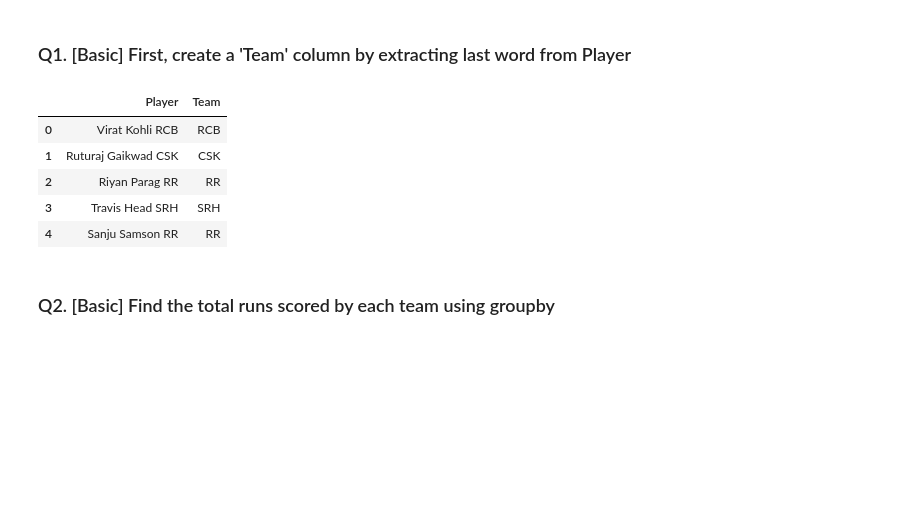
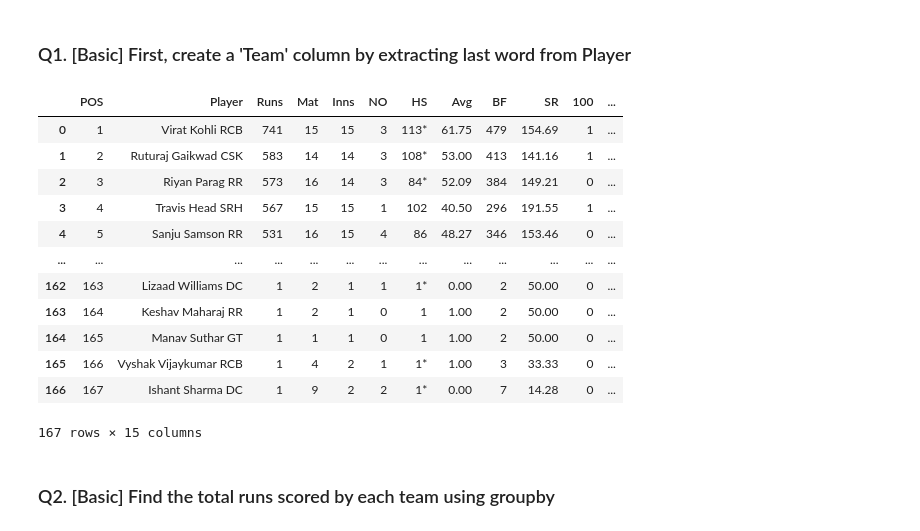
Before and after one commit to Harshit-kumar38/IPL-Dataset-Analysis-Pandas-, a Jupyter notebook: IPL_Pandas_Practice_275Q.ipynb, the cells around one changed output. Saved outputs shown, nothing was run; the diff lists cells and outputs as text; code cells hidden in the pictures; blank space fills up the shorter version.

```diff
--- a/IPL_Pandas_Practice_275Q.ipynb
+++ b/IPL_Pandas_Practice_275Q.ipynb
@@ -1658,15 +1658,24 @@ df_ml = df.copy()
 # %% [markdown]
 ### Q1. [Basic] First, create a 'Team' column by extracting last word from Player
 # %%
-df['Team'] = df['Player'].str.split().str[-1]
-df[['Player', 'Team']].head()
+df = pd.read_csv("IPL_Status_2024.csv")
+df_1 = df.copy()
+df_1['Team'] = df['Player'].str.split().str[-1]
+df_1
 # %% [output]
-|  | Player | Team |
-| 0 | Virat Kohli RCB | RCB |
-| 1 | Ruturaj Gaikwad CSK | CSK |
-| 2 | Riyan Parag RR | RR |
-| 3 | Travis Head SRH | SRH |
-| 4 | Sanju Samson RR | RR |
+|  | POS | Player | Runs | Mat | Inns | NO | HS | Avg | BF | SR | 100 | ... |
+| 0 | 1 | Virat Kohli RCB | 741 | 15 | 15 | 3 | 113* | 61.75 | 479 | 154.69 | 1 | ... |
+| 1 | 2 | Ruturaj Gaikwad CSK | 583 | 14 | 14 | 3 | 108* | 53.00 | 413 | 141.16 | 1 | ... |
+| 2 | 3 | Riyan Parag RR | 573 | 16 | 14 | 3 | 84* | 52.09 | 384 | 149.21 | 0 | ... |
+| 3 | 4 | Travis Head SRH | 567 | 15 | 15 | 1 | 102 | 40.50 | 296 | 191.55 | 1 | ... |
+| 4 | 5 | Sanju Samson RR | 531 | 16 | 15 | 4 | 86 | 48.27 | 346 | 153.46 | 0 | ... |
+| ... | ... | ... | ... | ... | ... | ... | ... | ... | ... | ... | ... | ... |
+| 162 | 163 | Lizaad Williams DC | 1 | 2 | 1 | 1 | 1* | 0.00 | 2 | 50.00 | 0 | ... |
+| 163 | 164 | Keshav Maharaj RR | 1 | 2 | 1 | 0 | 1 | 1.00 | 2 | 50.00 | 0 | ... |
+| 164 | 165 | Manav Suthar GT | 1 | 1 | 1 | 0 | 1 | 1.00 | 2 | 50.00 | 0 | ... |
+| 165 | 166 | Vyshak Vijaykumar RCB | 1 | 4 | 2 | 1 | 1* | 1.00 | 3 | 33.33 | 0 | ... |
+| 166 | 167 | Ishant Sharma DC | 1 | 9 | 2 | 2 | 1* | 0.00 | 7 | 14.28 | 0 | ... |
+167 rows × 15 columns
 # %% [markdown]
 ### Q2. [Basic] Find the total runs scored by each team using groupby
 # %%
```
Also changed, not shown: parts of 4 cells of this notebook.
